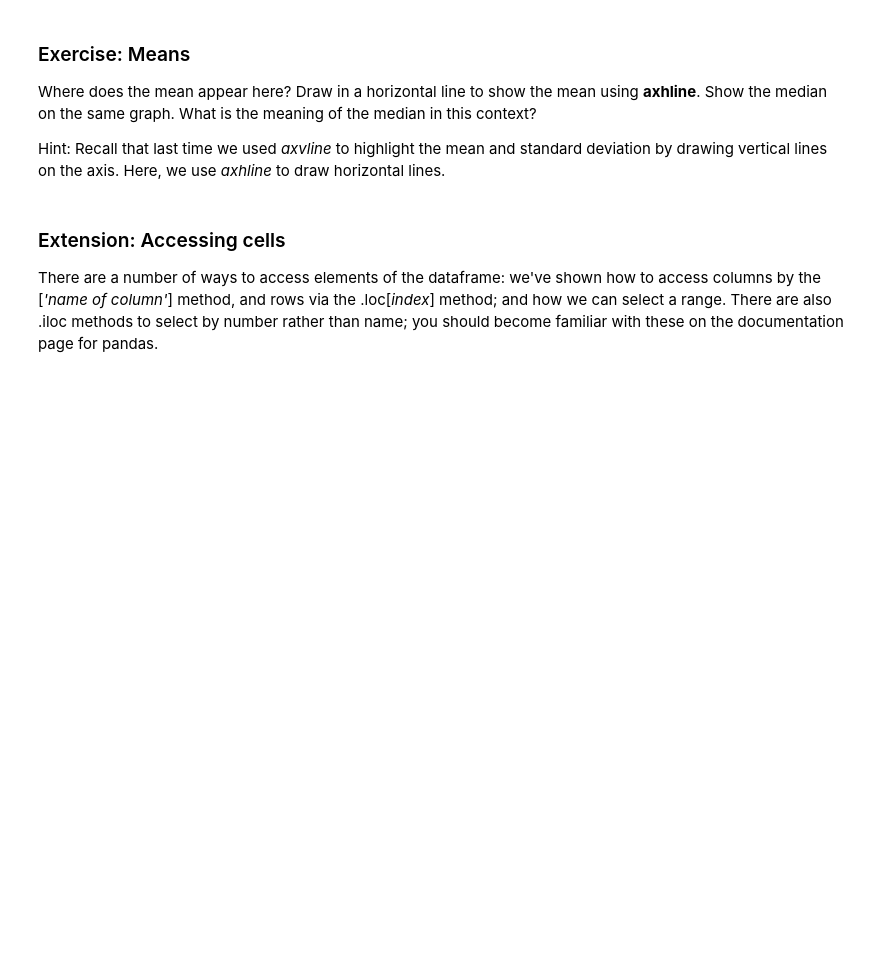
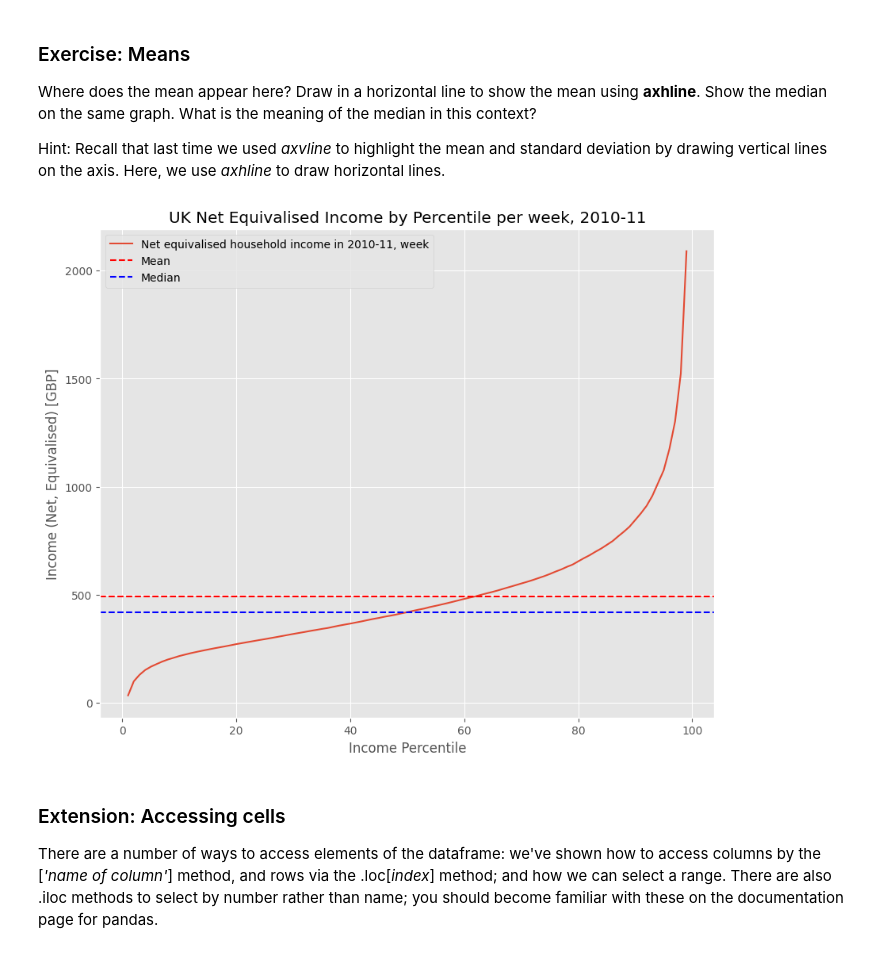
Before and after one commit to helenacorcos/QM2, a Jupyter notebook: notebooks/W02. Pandas.ipynb, the cells around one changed output. Saved outputs shown, nothing was run; the diff lists cells and outputs as text; code cells hidden in the pictures; blank space fills up the shorter version.

```diff
--- a/notebooks/W02. Pandas.ipynb
+++ b/notebooks/W02. Pandas.ipynb
@@ -209,6 +243,21 @@ We see a curve that is pretty linear in the middle region, but curves rapidly up
 Where does the mean appear here? Draw in a horizontal line to show the mean using **axhline**. Show the median on the same graph. What is the meaning of the median in this context?
 
 Hint: Recall that last time we used *axvline* to highlight the mean and standard deviation by drawing vertical lines on the axis. Here, we use *axhline* to draw horizontal lines.
+# %%
+import matplotlib.pyplot as plt
+income_column = 'Net equivalised household income in 2010-11, week'
+ax = income[income_column].plot()
+mean_income = income[income_column].mean()
+median_income = income[income_column].median()
+ax.axhline(mean_income, color='r', linestyle='--', label='Mean')
+ax.axhline(median_income, color='b', linestyle='--', label='Median')
+plt.title('UK Net Equivalised Income by Percentile per week, 2010-11')
+plt.xlabel('Income Percentile')
+plt.ylabel('Income (Net, Equivalised) [GBP]')
+plt.legend()
+plt.show()
+# %% [output]
+[figure, added]
 # %% [markdown]
 ### Extension: Accessing cells
 
```
Also changed, not shown: parts of 17 cells of this notebook.
